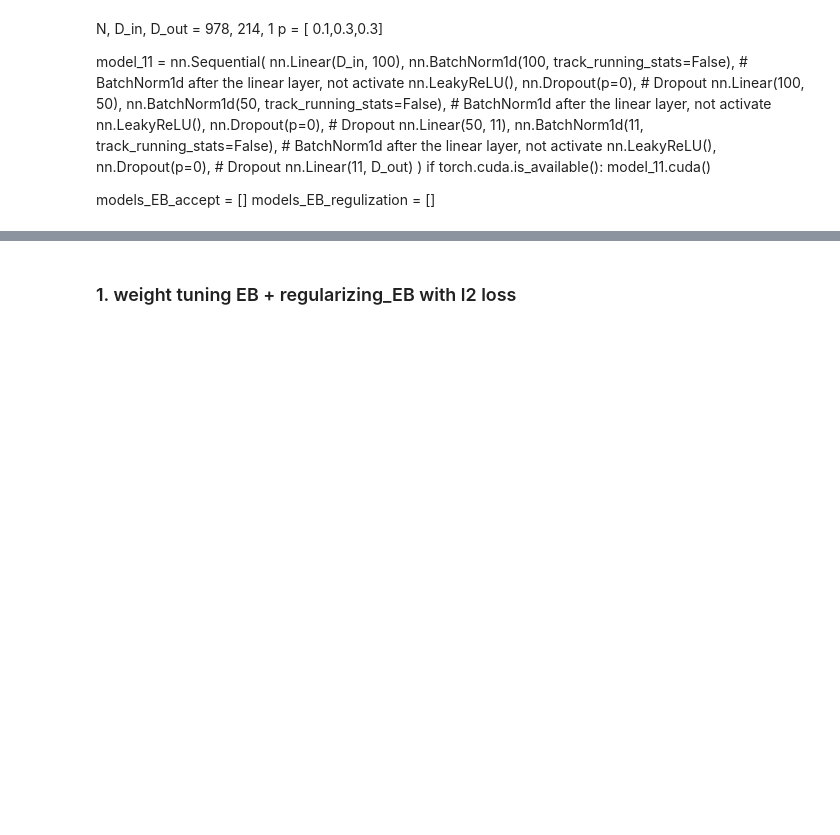
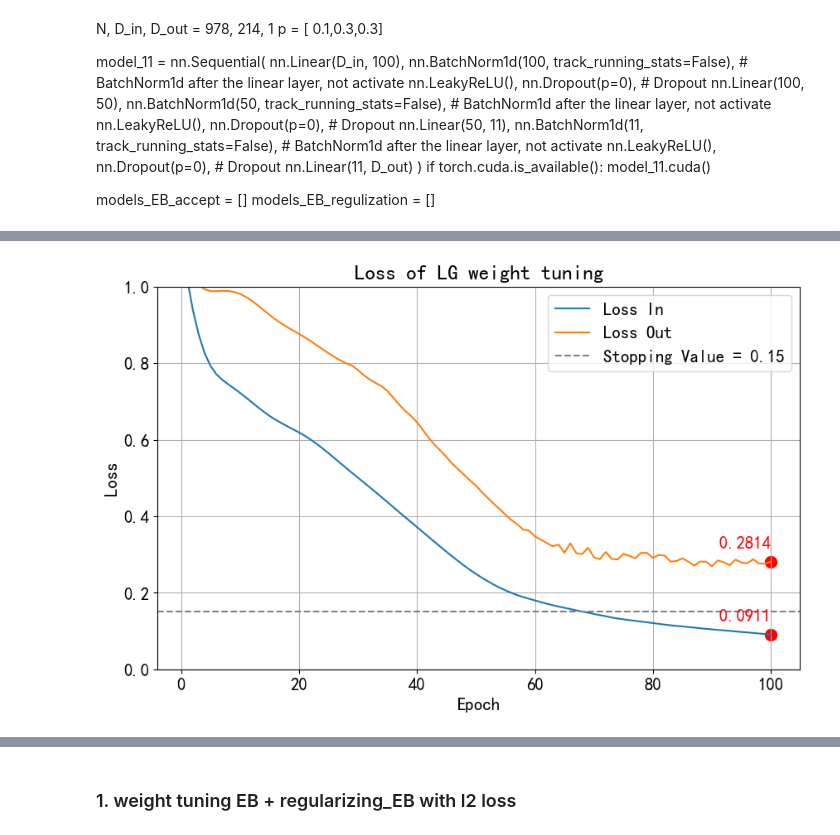
Before and after one commit to IanKu304/New_Learning_Algorithm_HW_SalePrice_predict, a Jupyter notebook: HW5.ipynb, the cells around one changed output, grey strips where cells are left out. Saved outputs shown, nothing was run; the diff lists cells and outputs as text; code cells hidden in the pictures; blank space fills up the shorter version.

```diff
--- a/HW5.ipynb
+++ b/HW5.ipynb
@@ -348,0 +343,17 @@ def prune_node(model,n_layer = 1, n_node = 0, type = 1):
+# %%
+EB = True
+LG = False
+UA= False
+DO = False
+BN = False
+l2 = False
+regulization = False
+initial_lr = 1e-3
+stopping_lr = 6e-4
+stopping_error = 0.15 if l2 else 0.15
+stopping_epochs = 100
+
+loss_in_list, loss_out_list, stopping_error = training(model_11,EB = EB, LG = LG,UA= UA, DO = DO, BN = BN, l2 = l2,
+             regulization = regulization,initial_lr = initial_lr, stopping_lr = stopping_lr, stopping_error = stopping_error, stopping_epochs = stopping_epochs)
+
+models_EB_accept.append(model_11)
@@ -348,0 +378,4 @@ def prune_node(model,n_layer = 1, n_node = 0, type = 1):
+# %%
+draw_lr_step(loss_in_list,loss_out_list,stopping_error)
+# %% [output]
+[figure, added]
```
Also changed, not shown: parts of 23 cells of this notebook.
